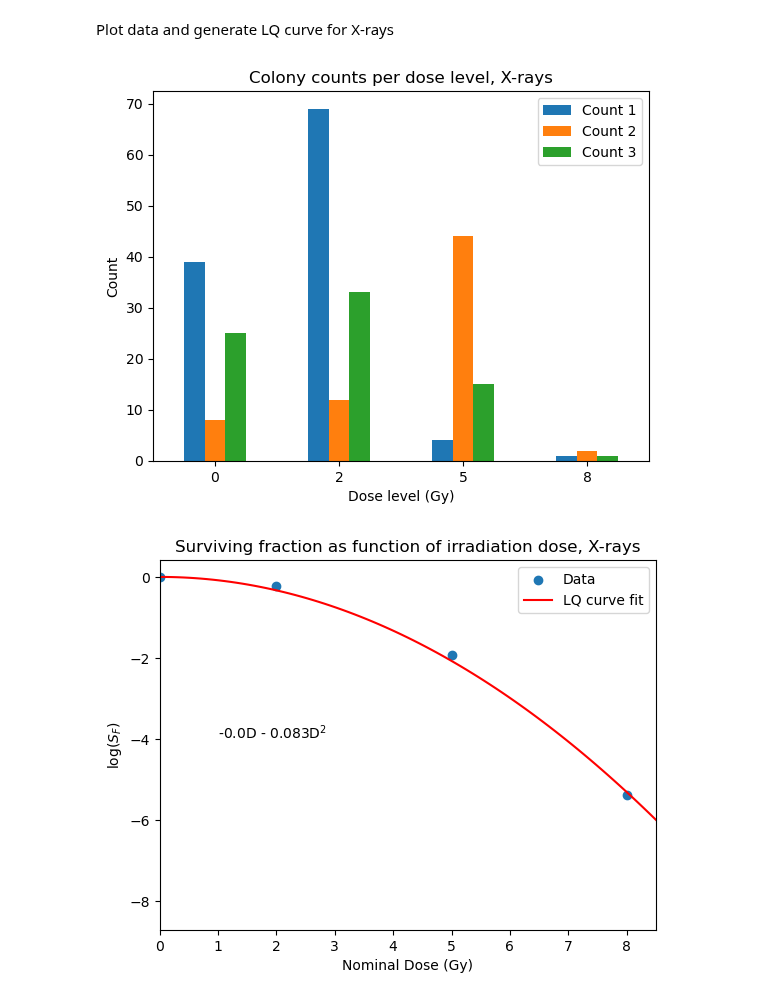
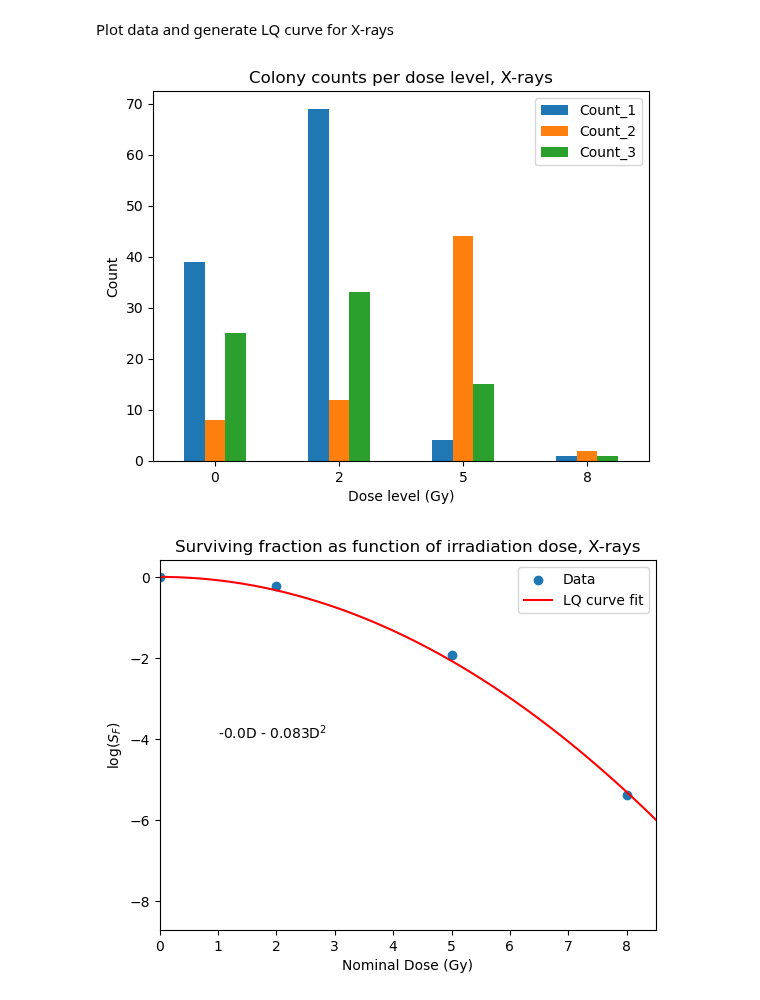
Before and after one commit to BrittHaanen15/Thesis_project, a Jupyter notebook: Python codes/Cell survival analysis one triplicate.ipynb, the cells around one changed output. Cells and saved outputs as stored; diff of their text form; code cells hidden in the pictures.

```diff
--- a/Python codes/Cell survival analysis one triplicate.ipynb
+++ b/Python codes/Cell survival analysis one triplicate.ipynb
@@ -60,7 +60,7 @@ def Parse_data(doselevels, platingnumbers, input):
     output_survival = {}
     output_std = {}
 
-    output_df = pd.DataFrame(columns=['Dose', 'Rad', 'Plated', 'Count 1', 'Count 2', 'Count 3'])
+    output_df = pd.DataFrame(columns=['Dose', 'Rad', 'Plated', 'Count_1', 'Count_2', 'Count_3'])
 
     for i in range(len(doselevels)):
         dose = doselevels[i]
@@ -74,7 +74,7 @@ def Parse_data(doselevels, platingnumbers, input):
         newrow['Dose'] = dose
         for row in dose_level_data.itertuples():
             trip = row.Triplicate
-            newrow[f"Count {trip}"] = row.Count
+            newrow[f"Count_{trip}"] = row.Count
         newrow['Rad'] = row.Rad
         newrow['Plated'] = plating_number
         newrow = pd.DataFrame([newrow])
@@ -100,21 +100,21 @@ Plot data and generate LQ curve for X-rays
 # %%
 #Filter out X-ray results
 X_ray_samples = data[data['Rad'] == 'X']
 
 #Split per dose level
 X_ray_survival, X_ray_survival_std, X_ray_df = Parse_data(Dose_levels, Plating_numbers, X_ray_samples)
 
 #Save df
 X_ray_df.to_excel(os.path.join(folderpath,'X-rays.xlsx'), index=False)
 
 #Make bar plot of colony counts
-X_ray_df.plot(x="Dose", y=["Count 1", "Count 2", "Count 3"], kind="bar", rot=0)
+X_ray_df.plot(x="Dose", y=["Count_1", "Count_2", "Count_3"], kind="bar", rot=0)
 plt.title('Colony counts per dose level, X-rays')
 plt.xlabel('Dose level (Gy)')
 plt.ylabel('Count')
 plt.savefig(os.path.join(folderpath,'Colony counts X-ray.jpeg'))
 # %% [output]
-[figure, old version]
+[figure, new version]
 # %%
 #Generate LQ fit plot
 params_x, LQ_func = Perform_LQ_fit(Dose_levels, X_ray_survival)
```
Also changed, not shown: parts of 2 cells of this notebook, 6 other files.
